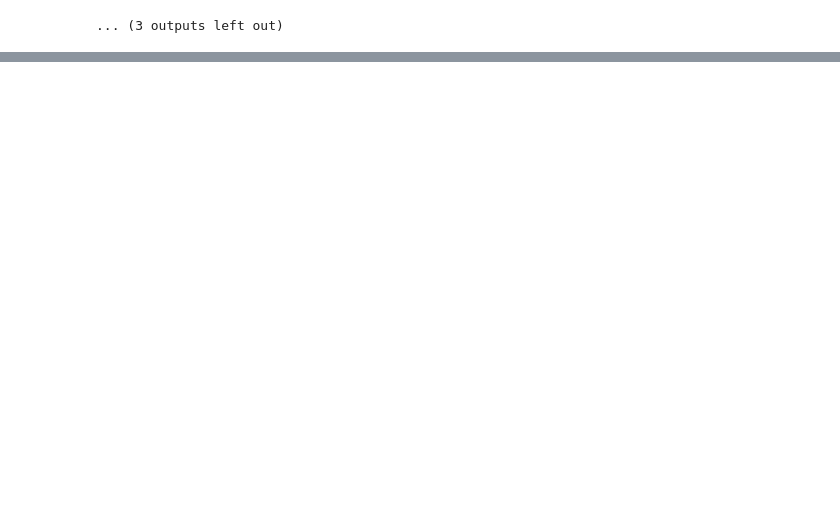
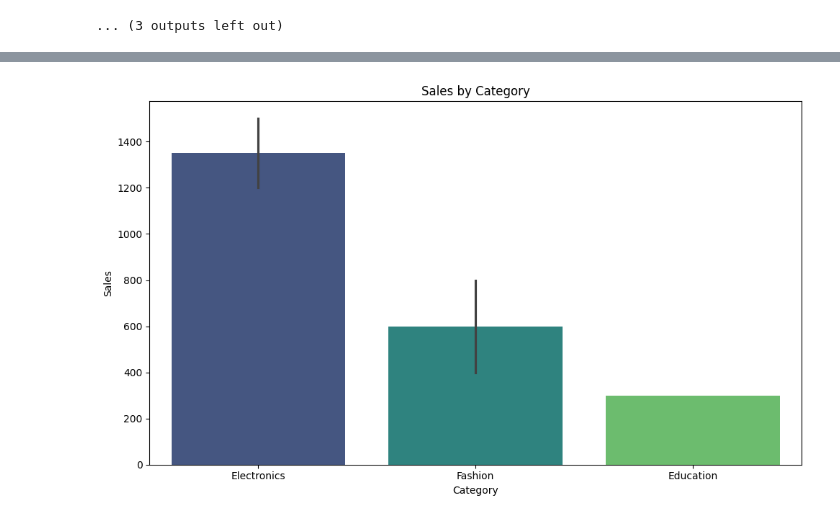
Before and after one commit to darapanenichandana/my-app, a Jupyter notebook: Untitled8.ipynb, the cells around one changed output, grey strips where cells are left out. Saved outputs shown, nothing was run; the diff lists cells and outputs as text; code cells hidden in the pictures; blank space fills up the shorter version.

```diff
--- a/Untitled8.ipynb
+++ b/Untitled8.ipynb
@@ -174,3 +174,90 @@ max            0.001040   0.61200  0.894000  172.656000          NaN
 [interactive output not drawn]
 [interactive output not drawn]
 ... (3 outputs left out)
+# %%
+
+
+import pandas as pd
+import matplotlib.pyplot as plt
+import seaborn as sns
+from google.colab import files
+
+file_path = '/content/datatableontask1.csv'
+data = pd.read_csv(file_path)
+
+
+print("First 5 Rows of the Dataset:")
+print(data.head())
+
+
+print("\nDataset Information:")
+print(data.info())
+
+
+print("\nMissing Values in Each Column:")
+print(data.isnull().sum())
+
+
+print("\nSummary Statistics:")
+print(data.describe())
+
+
+if 'Sales' in data.columns:
+    average_sales = data['Sales'].mean()
+    print(f"\nAverage Sales: {average_sales}")
+else:
+    print("\n'Sales' column not found in the dataset!")
+
+
+if 'Profit' in data.columns:
+    average_profit = data['Profit'].mean()
+    print(f"Average Profit: {average_profit}")
+else:
+    print("\n'Profit' column not found in the dataset!")
+
+
+data.fillna(0, inplace=True)
+
+
+plt.figure(figsize=(10, 6))
+if 'Category' in data.columns and 'Sales' in data.columns:
+    sns.barplot(x='Category', y='Sales', hue='Category', data=data, palette='viridis', legend=False)
+    plt.title('Sales by Category')
+    plt.tight_layout()
+    plt.savefig('bar_chart.png')
+    plt.show()
+else:
+    print("Missing 'Category' or 'Sales' columns.")
+
+
+plt.figure(figsize=(10, 6))
+if 'Profit' in data.columns and 'Sales' in data.columns:
+    sns.scatterplot(x='Profit', y='Sales', data=data, hue='Category', palette='Set2', s=100)
+    plt.title('Profit vs Sales')
+    plt.xlabel('Profit')
+    plt.ylabel('Sales')
+    plt.grid(linestyle='--', alpha=0.7)
+    plt.tight_layout()
+    plt.savefig('scatter_plot.png')
+else:
+    print("Missing 'Profit' or 'Sales' columns.")
+
+
+plt.figure(figsize=(12, 10))
+numeric_data = data.select_dtypes(include='number')
+if not numeric_data.empty:
+    corr_matrix = numeric_data.corr()
+    sns.heatmap(corr_matrix, annot=True, cmap='coolwarm', fmt='.2f', linewidths=0.5)
+    plt.title('Correlation Heatmap')
+    plt.tight_layout()
+    plt.savefig('heatmap.png')
+    plt.show()
+else:
+    print("No numeric data for heatmap.")
+
+
+import time
+for file_name in ['bar_chart.png', 'scatter_plot.png', 'heatmap.png']:
+    time.sleep(1)
+    files.download(file_name)
+# %% [output]
@@ -176,0 +281 @@ max            0.001040   0.61200  0.894000  172.656000          NaN
+[figure, added]
```
Also changed, not shown: parts of 1 cell of this notebook.
